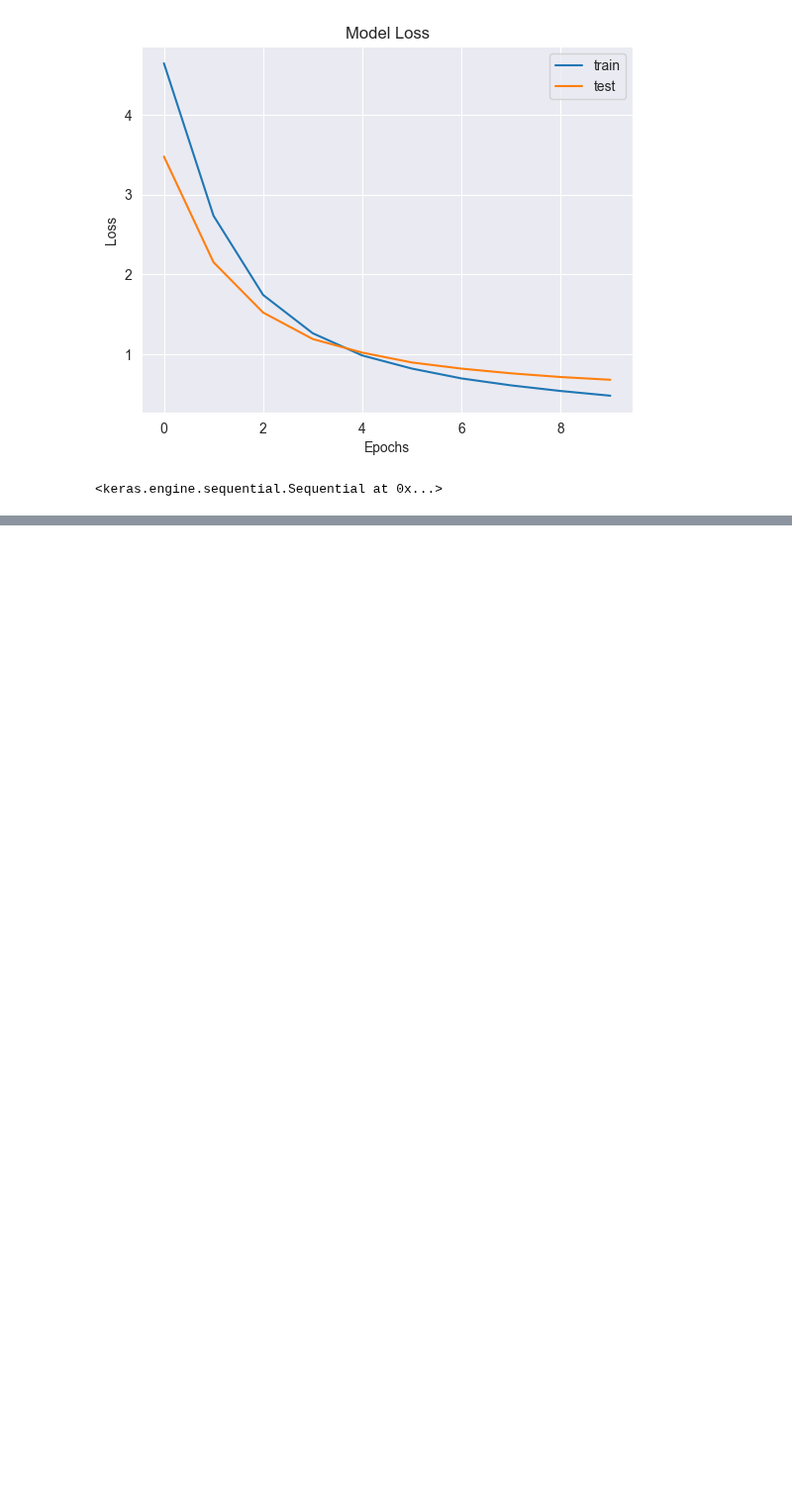
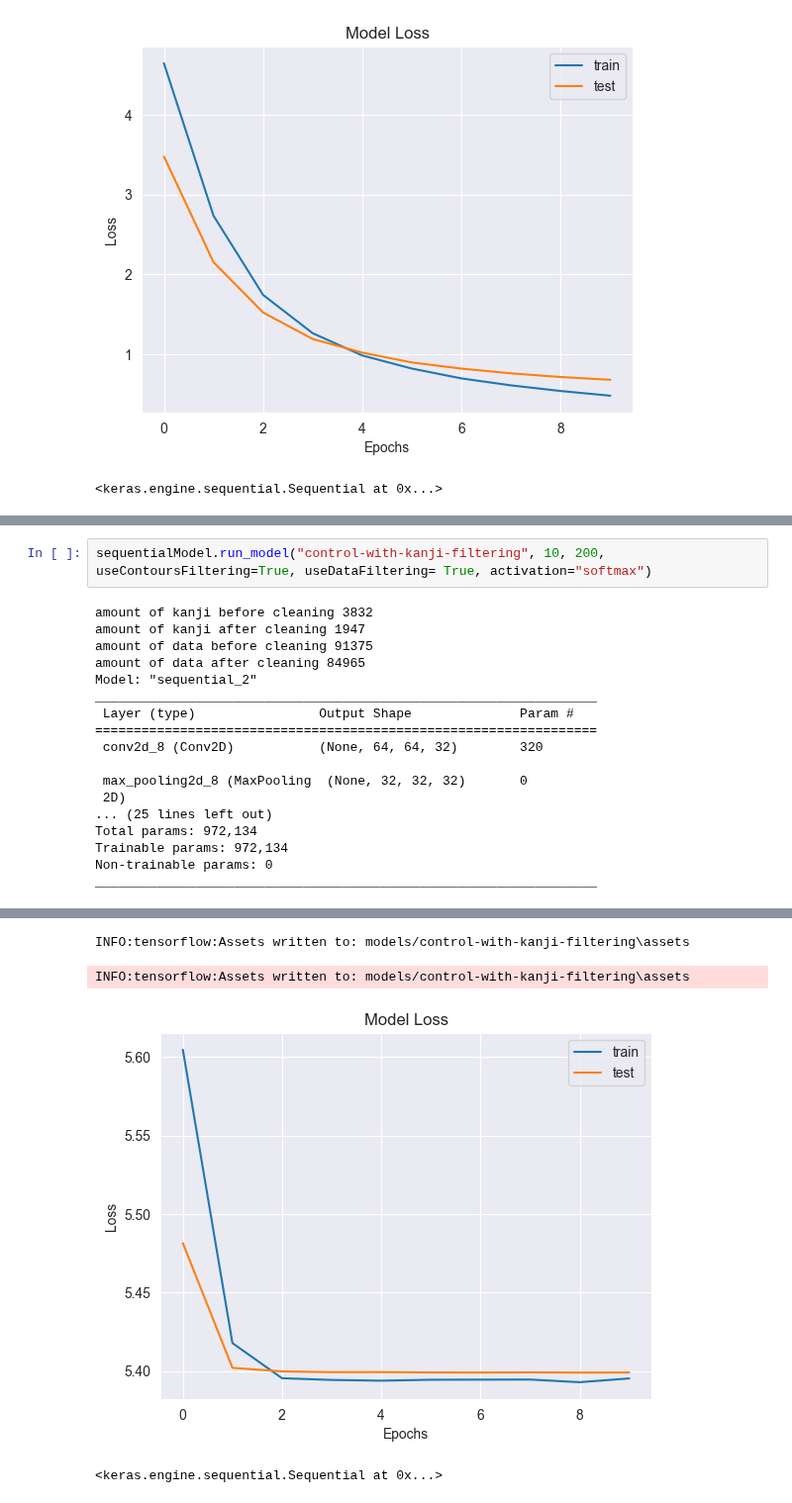
Before and after one commit to krisdanoda/Kanji-recognizer, a Jupyter notebook: Journal/Kris' Journal (to be renamed).ipynb, the cells around one changed output, grey strips where cells are left out. Shown at 99% size. Cells and saved outputs as stored; diff of their text form; blank space fills up the shorter version.

```diff
--- a/Journal/Kris' Journal (to be renamed).ipynb
+++ b/Journal/Kris' Journal (to be renamed).ipynb
@@ -546,0 +682,20 @@ INFO:tensorflow:Assets written to: models/64filters\assets
+# %%
+sequentialModel.run_model("control-with-kanji-filtering", 10, 200, useContoursFiltering=True, useDataFiltering= True, activation="softmax")
+# %% [output]
+amount of kanji before cleaning 3832
+amount of kanji after cleaning 1947
+amount of data before cleaning 91375
+amount of data after cleaning 84965
+Model: "sequential_2"
+_________________________________________________________________
+ Layer (type)                Output Shape              Param #
+=================================================================
+ conv2d_8 (Conv2D)           (None, 64, 64, 32)        320
+
+ max_pooling2d_8 (MaxPooling  (None, 32, 32, 32)       0
+ 2D)
+... (25 lines left out)
+Total params: 972,134
+Trainable params: 972,134
+Non-trainable params: 0
+_________________________________________________________________
@@ -546,0 +723,4 @@ INFO:tensorflow:Assets written to: models/64filters\assets
+INFO:tensorflow:Assets written to: models/control-with-kanji-filtering\assets
+INFO:tensorflow:Assets written to: models/control-with-kanji-filtering\assets
+[figure, added]
+<keras.engine.sequential.Sequential at 0x...>
```
Also changed, not shown: parts of 5 cells of this notebook, 22 other files.
